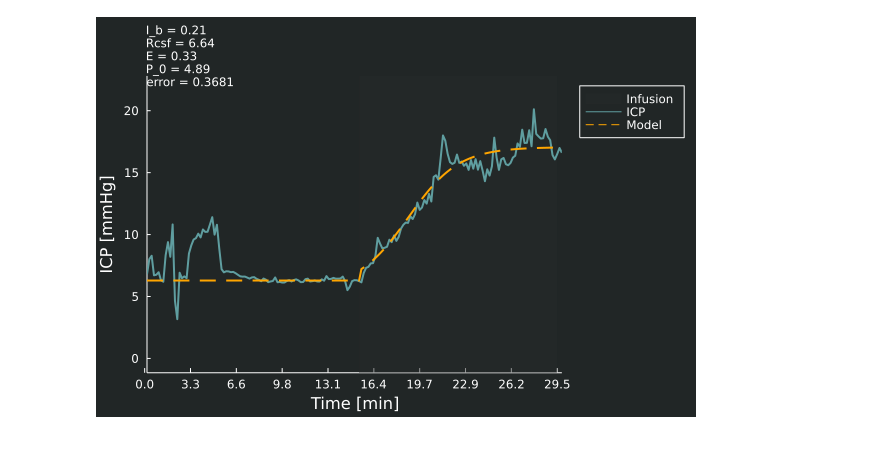
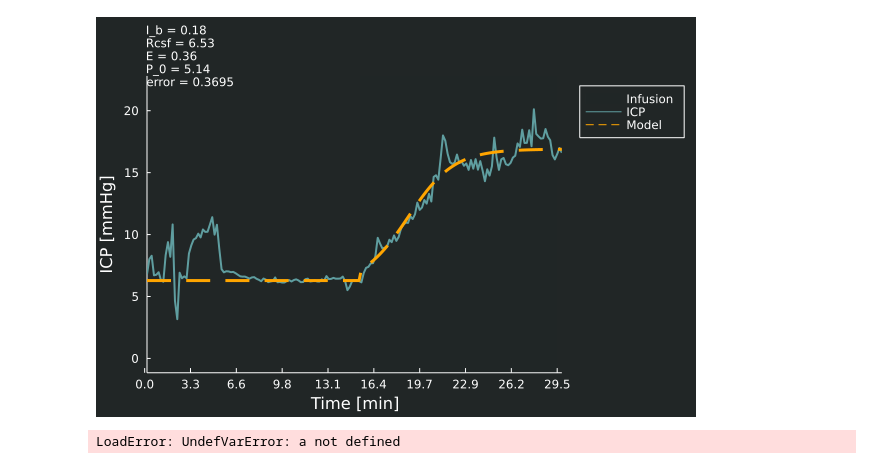
Before and after one commit to jeremi-chabros/CSF-dynamics, a Jupyter notebook: localOptim.ipynb, the cells around one changed output. Drawn from its saved outputs; the diff is of its cells as text; code cells hidden in the pictures.

Commit message:
better prob dist

```diff
--- a/localOptim.ipynb
+++ b/localOptim.ipynb
@@ -84,42 +161,27 @@ error = 0.7774
 # %%
 # BRUTEFORCE
-include("/Users/jjc/CSF/CSF Dynamics Scripts/readCSF.jl")
+
+
 Rdist = LinRange(0.0, 50.0, 200)
 Edist = LinRange(0.0, 1.0, 100)
 P0dist = LinRange(-10.0, Data["P_b"], 100)
-# P0dist = zeros(100) .+ Data["P_0"]
 
-# M = [[i,j,k, get_error_score((Data["P_b"] - k)/i, j, k)]  for i in Rdist, j in Edist, k in P0dist]
-# M = [[i,j,k, get_error_score_Juniewicz((Data["P_b"] - k)/(i * Data["I_inf"]), j)]  for i in Rdist, j in Edist, k in P0dist]
+M = [[i,j,k, calc_model_plot((Data["P_b"] - k)/i, j, k)[2]] for i in Rdist, j in Edist, k in P0dist]
+# M = [[i,j,k, calc_model_plot_Pss((Data["P_b"] - k)/i, j)[2]] for i in Rdist, j in Edist, k in P0dist]
+
 
 a = reshape(M,2000000,1)
 
 tormv = zeros(length(a))
 for i = eachindex(a)
     isnan.(a[i][4]) ? a[i][4] = 10^12 : 0
     tormv[i] = a[i][4]
 end
 
 s = findmin(tormv)
 s = s[2]
 global Rcsf, E, P_0 = a[s][1], a[s][2], a[s][3]
-# global I_b = (Data["P_b"] - P_0) / Rcsf
-global I_b = (Data["P_b"] - P_0) / (Rcsf * Data["I_inf"])
-get_error_score_Juniewicz(I_b, E)
-# plot_model(I_b, a[s][2], a[s][3], Data["ICP"], 20, false)
-# plot_model(I_b, a[s][2], Data["P_0"], Data["ICP"], 20, false)
-fitErrorVal = 100 * sqrt(errorVal) / (Data["infusion_end_frame"] - Data["infusion_start_frame"]) / abs(mean(Data["ICP"][Data["infusion_start_frame"]:tslength]))
-ICP = Data["ICP"][Data["infusion_start_frame"]:tslength]
-err = 100*sqrt(sum((pseries .- ICP).^2))/length(ICP)/abs(mean(ICP))
-
-# plot_model(I_b, E, P_0, Data["ICP"], 20, false)
-
-# println(fitErrorVal)
-# println(err)
-plot(Data["ICP"][Data["infusion_start_frame"]:tslength], linewidth=2)
-plot!(pseries, linewidth=2)
-# P_0
+global I_b = (Data["P_b"] - P_0) / Rcsf
+plotmodel(I_b, E, P_0, "dark", "")
+# %% [output]
+[figure, added]
-# %%
-plotmodel(I_b, E, P_0, "dark")
-# %% [output]
-[figure, removed]
@@ -129,0 +188,4 @@ plot_model(I_b, E, P_0, Data["ICP"], 20, false)
+# %%
+plot(a[2:end],seriestype=:surface)
+# %% [output]
+LoadError: UndefVarError: a not defined
```
Also changed, not shown: parts of 5 cells of this notebook, 12 other files.
